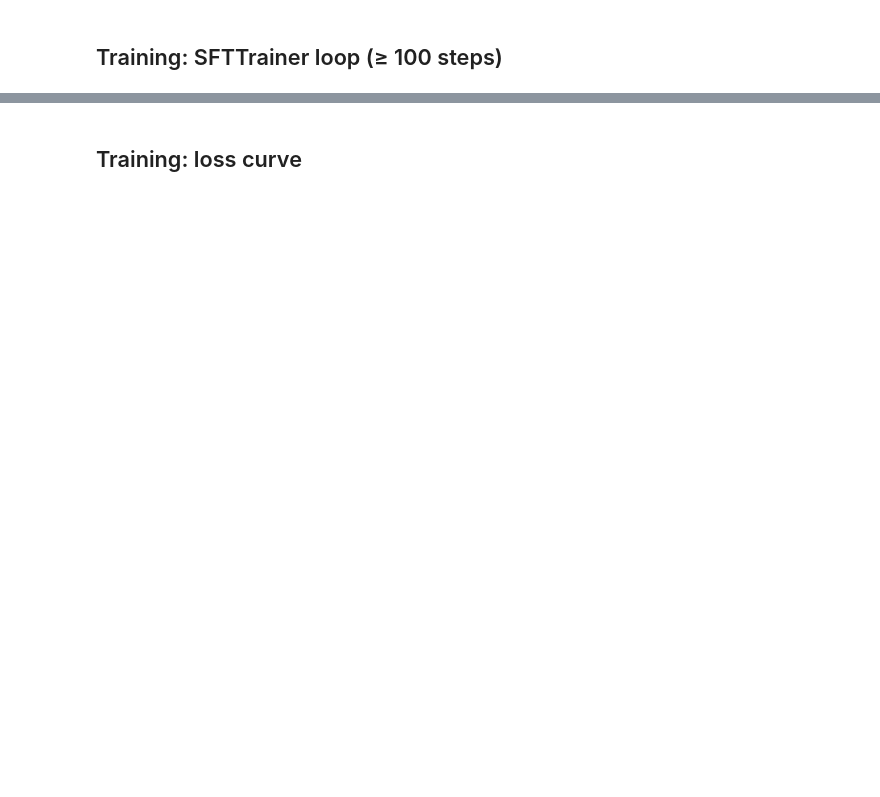
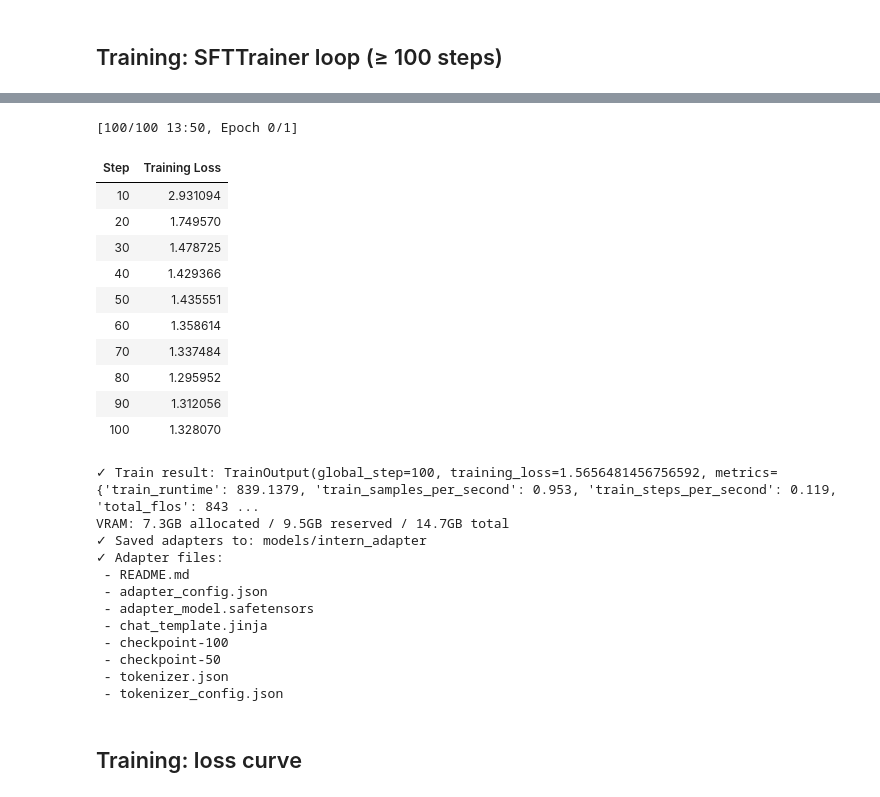
Before and after one commit to LochaniJayawardhane/operation-ledger-mind, a Jupyter notebook: notebooks/02_finetuning_intern.ipynb, the cells around one changed output, grey strips where cells are left out. Saved outputs shown, nothing was run; the diff lists cells and outputs as text; code cells hidden in the pictures; blank space fills up the shorter version.

```diff
--- a/notebooks/02_finetuning_intern.ipynb
+++ b/notebooks/02_finetuning_intern.ipynb
@@ -16,8 +16,9 @@ def print_vram():
     if torch.cuda.is_available():
         alloc = torch.cuda.memory_allocated() / 1024**3
         reserved = torch.cuda.memory_reserved() / 1024**3
-        total = torch.cuda.get_device_properties(0).total_mem / 1024**3
-        print(f"  VRAM: {alloc:.1f}GB allocated / {reserved:.1f}GB reserved / {total:.1f}GB total")
+        props = torch.cuda.get_device_properties(0)
+        total = getattr(props, "total_memory", getattr(props, "total_mem", 0)) / 1024**3
+        print(f"VRAM: {alloc:.1f}GB allocated / {reserved:.1f}GB reserved / {total:.1f}GB total")
 
 def clear_vram():
     """Free unused VRAM."""
@@ -170,37 +221,66 @@ out_dir.mkdir(parents=True, exist_ok=True)
 min_steps = int(tr_cfg.get("min_steps", 100))
 max_steps = max(min_steps, int(tr_cfg.get("max_steps", min_steps)))
 
-sft_args = SFTConfig(
+# Build SFTConfig — handle TRL version differences for max_seq_length / dataset_text_field
+import inspect
+
+sft_config_params = inspect.signature(SFTConfig).parameters
+sft_trainer_params = inspect.signature(SFTTrainer).parameters
+
+# Compute warmup_steps from warmup_ratio (warmup_ratio is deprecated in newer TRL)
+warmup_ratio_val = float(tr_cfg.get("warmup_ratio", 0.03))
+warmup_steps = max(1, int(warmup_ratio_val * max_steps))
+
+sft_kwargs = dict(
     output_dir=str(out_dir),
     max_steps=max_steps,
     num_train_epochs=float(tr_cfg.get("num_epochs", 1)),
     per_device_train_batch_size=int(tr_cfg.get("batch_size", 1)),
     gradient_accumulation_steps=int(tr_cfg.get("gradient_accumulation_steps", 1)),
     learning_rate=float(tr_cfg.get("learning_rate", 2e-4)),
-    warmup_ratio=float(tr_cfg.get("warmup_ratio", 0.03)),
+    warmup_steps=warmup_steps,
     logging_steps=int(tr_cfg.get("logging_steps", 10)),
     save_steps=int(tr_cfg.get("save_steps", 50)),
-    max_seq_length=max_seq_length,
     packing=False,
-    fp16=compute_dtype == torch.float16,
-    bf16=compute_dtype == torch.bfloat16,
+    # Use bf16 — avoids the FP16 gradient scaler bug in PyTorch 2.9+
+    # (scaler crashes on BFloat16 grads from quantized layers)
+    fp16=False,
+    bf16=True,
     gradient_checkpointing=True,
-    optim=str(tr_cfg.get("optim", "paged_adamw_8bit")),  # 8-bit optimizer saves ~1-2GB VRAM
+    optim=str(tr_cfg.get("optim", "paged_adamw_8bit")),
     report_to=[],
 )
 
-trainer = SFTTrainer(
+# max_seq_length: in SFTConfig for older TRL, in SFTTrainer for newer TRL
+if "max_seq_length" in sft_config_params:
+    sft_kwargs["max_seq_length"] = max_seq_length
+
+# dataset_text_field: in SFTConfig for older TRL, in SFTTrainer for newer TRL
+if "dataset_text_field" in sft_config_params:
+    sft_kwargs["dataset_text_field"] = "text"
+
+sft_args = SFTConfig(**sft_kwargs)
+
+# Build SFTTrainer — pass max_seq_length / dataset_text_field here if the newer API expects it
+trainer_kwargs = dict(
     model=model,
     args=sft_args,
     train_dataset=ds["train"],
     eval_dataset=ds.get("eval"),
-    tokenizer=tokenizer,
-    dataset_text_field="text",
+    processing_class=tokenizer,
 )
+
+if "max_seq_length" in sft_trainer_params and "max_seq_length" not in sft_config_params:
+    trainer_kwargs["max_seq_length"] = max_seq_length
+
+if "dataset_text_field" in sft_trainer_params and "dataset_text_field" not in sft_config_params:
+    trainer_kwargs["dataset_text_field"] = "text"
+
+trainer = SFTTrainer(**trainer_kwargs)
 
 print(f"✓ SFTTrainer ready — batch_size={sft_args.per_device_train_batch_size}, "
       f"grad_accum={sft_args.gradient_accumulation_steps}, "
-      f"max_seq_length={sft_args.max_seq_length}, "
+      f"max_seq_length={max_seq_length}, "
       f"optim={sft_args.optim}")
 print_vram()
 
@@ -217,3 +297,4 @@ print("✓ Saved adapters to:", adapter_dir)
 print("✓ Adapter files:")
 for p in sorted(Path(adapter_dir).glob("*")):
     print(" -", p.name)
+# %% [output]
@@ -220,3 +303,27 @@ for p in sorted(Path(adapter_dir).glob("*")):
+[100/100 13:50, Epoch 0/1]
+| Step | Training Loss |
+| 10 | 2.931094 |
+| 20 | 1.749570 |
+| 30 | 1.478725 |
+| 40 | 1.429366 |
+| 50 | 1.435551 |
+| 60 | 1.358614 |
+| 70 | 1.337484 |
+| 80 | 1.295952 |
+| 90 | 1.312056 |
+| 100 | 1.328070 |
+✓ Train result: TrainOutput(global_step=100, training_loss=1.5656481456756592, metrics={'train_runtime': 839.1379, 'train_samples_per_second': 0.953, 'train_steps_per_second': 0.119, 'total_flos': 843 ...
+VRAM: 7.3GB allocated / 9.5GB reserved / 14.7GB total
+✓ Saved adapters to: models/intern_adapter
+✓ Adapter files:
+ - README.md
+ - adapter_config.json
+ - adapter_model.safetensors
+ - chat_template.jinja
+ - checkpoint-100
+ - checkpoint-50
+ - tokenizer.json
+ - tokenizer_config.json
 # %% [markdown]
 ## Training: loss curve
 # %%
```
Also changed, not shown: parts of 9 cells of this notebook, 17 other files.
